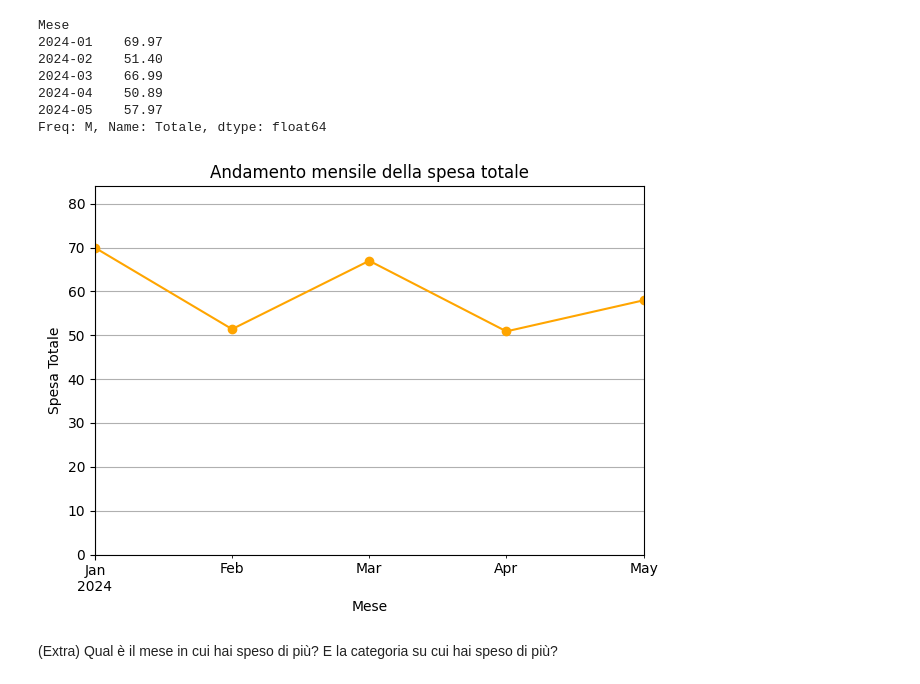
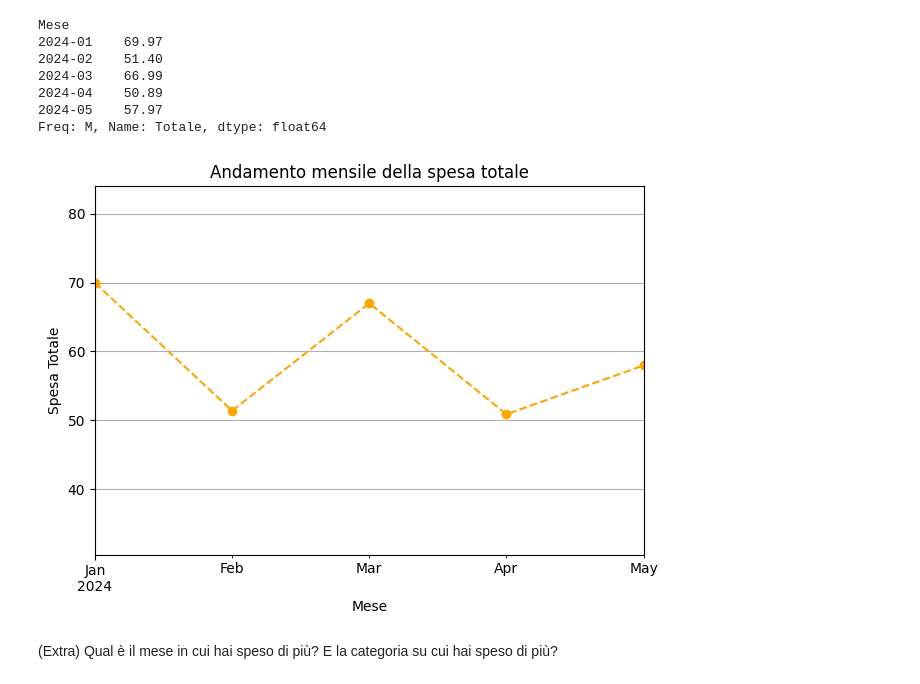
Before and after one commit to nh-spipitone/DataAnalyst-course, a Jupyter notebook: Studenti/GiovanniBartolini/Giorno5/esercizio_ordini_amazon.ipynb, the cells around one changed output. Cells and saved outputs as stored; diff of their text form; code cells hidden in the pictures.

```diff
--- a/Studenti/GiovanniBartolini/Giorno5/esercizio_ordini_amazon.ipynb
+++ b/Studenti/GiovanniBartolini/Giorno5/esercizio_ordini_amazon.ipynb
@@ -96,17 +96,17 @@ Mese
 2024-05    57.97
 Freq: M, Name: Totale, dtype: float64
 # %%
-spesa_mensile.plot(kind='line', marker='o', color='orange')
+spesa_mensile.plot(kind='line', marker='o', linestyle="--", color='orange')
 plt.title("Andamento mensile della spesa totale")
 plt.xlabel("Mese")
 plt.ylabel("Spesa Totale")
 plt.grid(True)
-plt.ylim(0, spesa_mensile.max() * 1.2)  # Imposta un range per l'asse y con un 20% di margine superiore
+plt.ylim(spesa_mensile.min() * 0.6, spesa_mensile.max() * 1.2)  # Imposta un range per l'asse y con un 20% di margine superiore e un 40% di margine inferiore
 plt.xticks(rotation=0)
 plt.tight_layout()
 plt.show()
 # %% [output]
-[figure, old version]
+[figure, new version]
 # %% [markdown]
 (Extra) Qual è il mese in cui hai speso di più? E la categoria su cui hai speso di più?
 # %%
```
